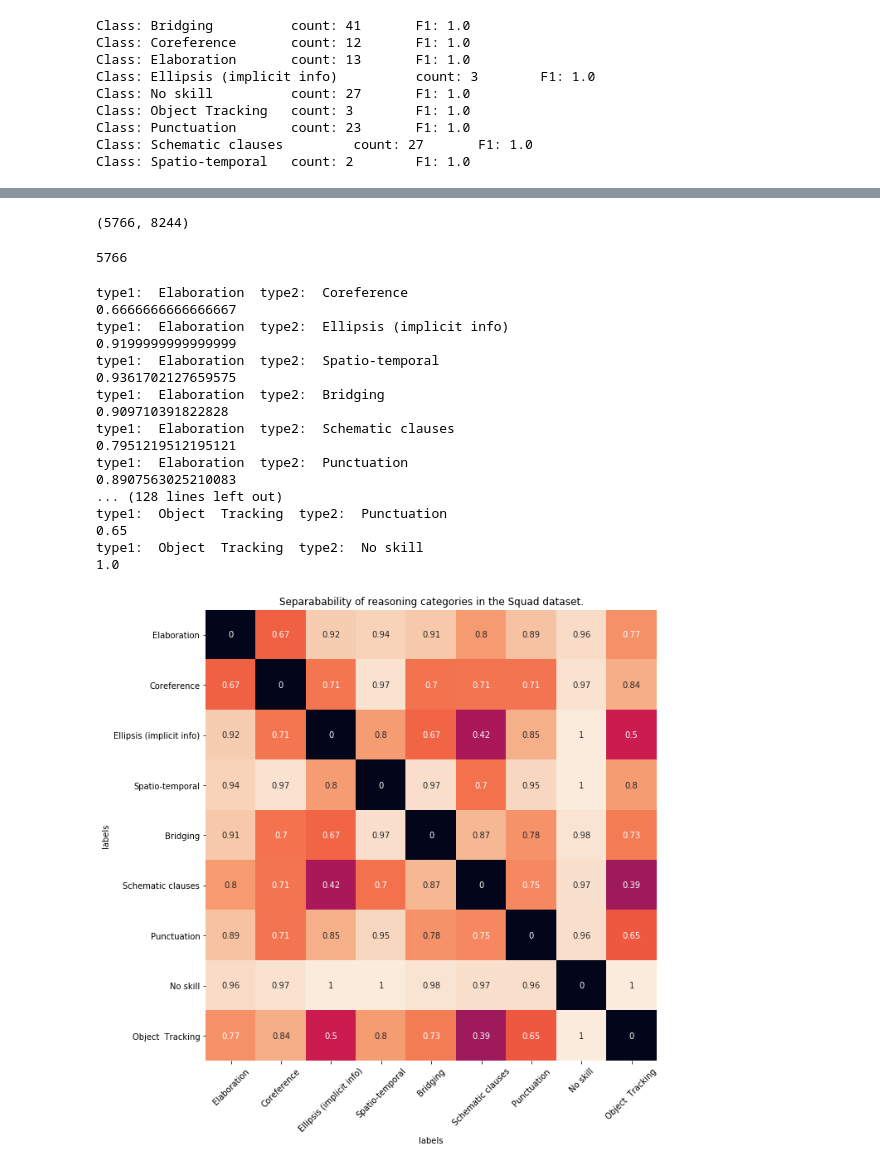
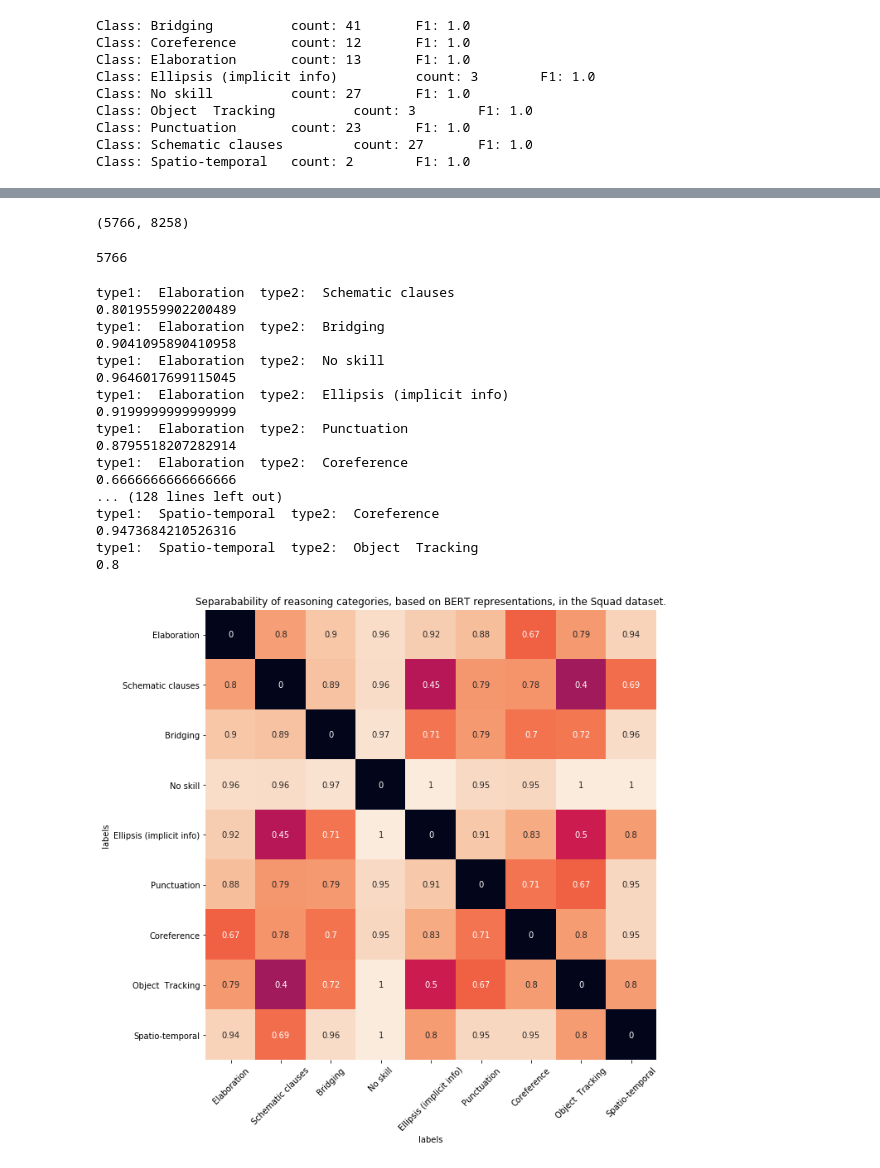
Before and after one commit to danyaljj/allennlp, a Jupyter notebook: 4.analysis_squad_bert.ipynb, the cells around one changed output, grey strips where cells are left out. Cells and saved outputs as stored; diff of their text form; code cells hidden in the pictures.

```diff
--- a/4.analysis_squad_bert.ipynb
+++ b/4.analysis_squad_bert.ipynb
@@ -136,6 +138,6 @@ import numpy as np
 import matplotlib.pyplot as plt
 from sklearn.manifold import TSNE
 
-(mat, labels, questions, pred_ans) = load_questions("ipython/bert/bert33.txt", "ipython/bert/bert22.txt", max_size=-1)
+(mat, labels, questions, pred_ans) = load_questions("ipython/squad_dev_with_prereq_bert/bert33.txt", "ipython/squad_dev_with_prereq_bert/bert22.txt", max_size=-1)
 # (mat_ad, labels_ad, questions_ad, pred_ans_ad) = load_questions("ipython/babi/out33-adv.txt", "ipython/babi/out22-adv.txt", max_size=-1)
 # %% [output]
@@ -826,7 +835,7 @@ adding instances: 98.95833333333333
 # make sure the dataset selection is balanced
 sum(output_vals), len(output_vals)
 # %% [output]
-(5766, 8244)
+(5766, 8258)
 # %%
 # train the classifier
 from sklearn.linear_model import LogisticRegression
@@ -872,44 +881,44 @@ for ind1, type1 in enumerate(unique_types111_list):
         separation_table[ind1][ind2] = f1_score(y_true, y_pred)
         print(separation_table[ind1][ind2])
 # %% [output]
-type1:  Elaboration  type2:  Coreference
-0.6666666666666667
+type1:  Elaboration  type2:  Schematic clauses
+0.8019559902200489
+type1:  Elaboration  type2:  Bridging
+0.9041095890410958
+type1:  Elaboration  type2:  No skill
+0.9646017699115045
 type1:  Elaboration  type2:  Ellipsis (implicit info)
 0.9199999999999999
-type1:  Elaboration  type2:  Spatio-temporal
-0.9361702127659575
-type1:  Elaboration  type2:  Bridging
-0.909710391822828
-type1:  Elaboration  type2:  Schematic clauses
-0.7951219512195121
 type1:  Elaboration  type2:  Punctuation
-0.8907563025210083
+0.8795518207282914
+type1:  Elaboration  type2:  Coreference
+0.6666666666666666
 ... (128 lines left out)
-type1:  Object  Tracking  type2:  Punctuation
-0.65
-type1:  Object  Tracking  type2:  No skill
-1.0
+type1:  Spatio-temporal  type2:  Coreference
+0.9473684210526316
+type1:  Spatio-temporal  type2:  Object  Tracking
+0.8
 # %%
 from sklearn.metrics import confusion_matrix
 import seaborn as sns
 from sklearn import cluster, metrics
 
 plt.figure(figsize=(10, 10))
 sss = sns.heatmap(separation_table, square=True,
             annot=True,
             cbar=False,
             xticklabels=True,
             yticklabels=True
             )
 
 sss.set_xticklabels(unique_types111_list, rotation=45)
 sss.set_yticklabels(unique_types111_list, rotation=0)
 plt.xlabel('labels')
 plt.ylabel('labels')
-plt.title('Separabability of reasoning categories in the Squad dataset.')
+plt.title('Separabability of reasoning categories, based on BERT representations, in the Squad dataset.')
 plt.show()
 # %% [output]
-[figure, old version]
+[figure, new version]
 # %%
 print('\n'.join(['\t'.join([str(cell) for cell in row]) for row in separation_table]))
 print(unique_types111_list)
```
Also changed, not shown: parts of 18 cells of this notebook, 1 other file.
